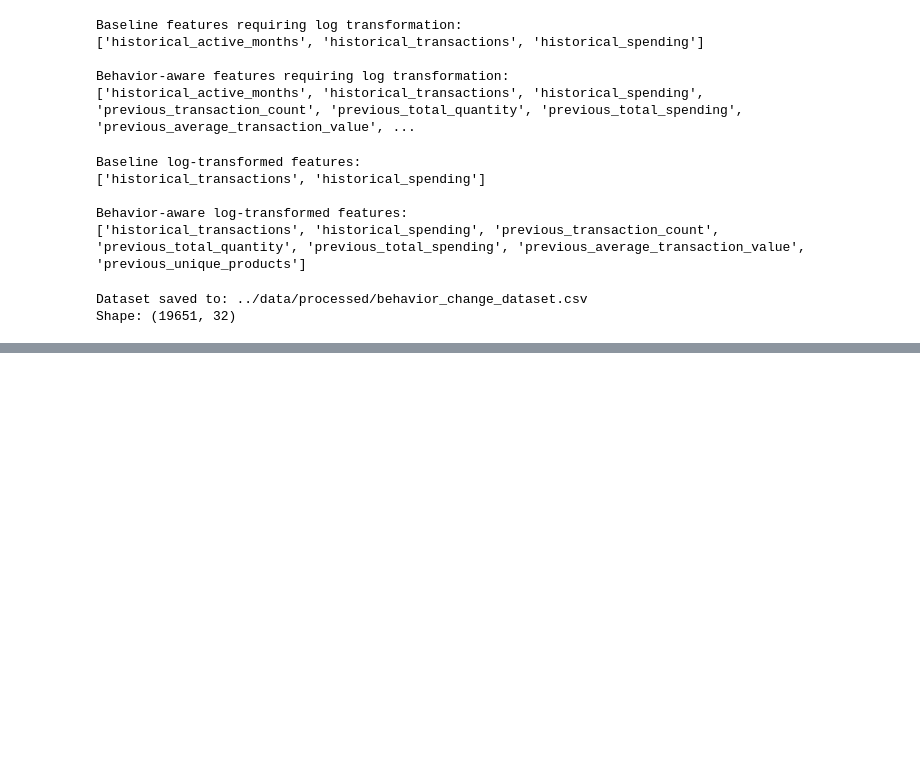
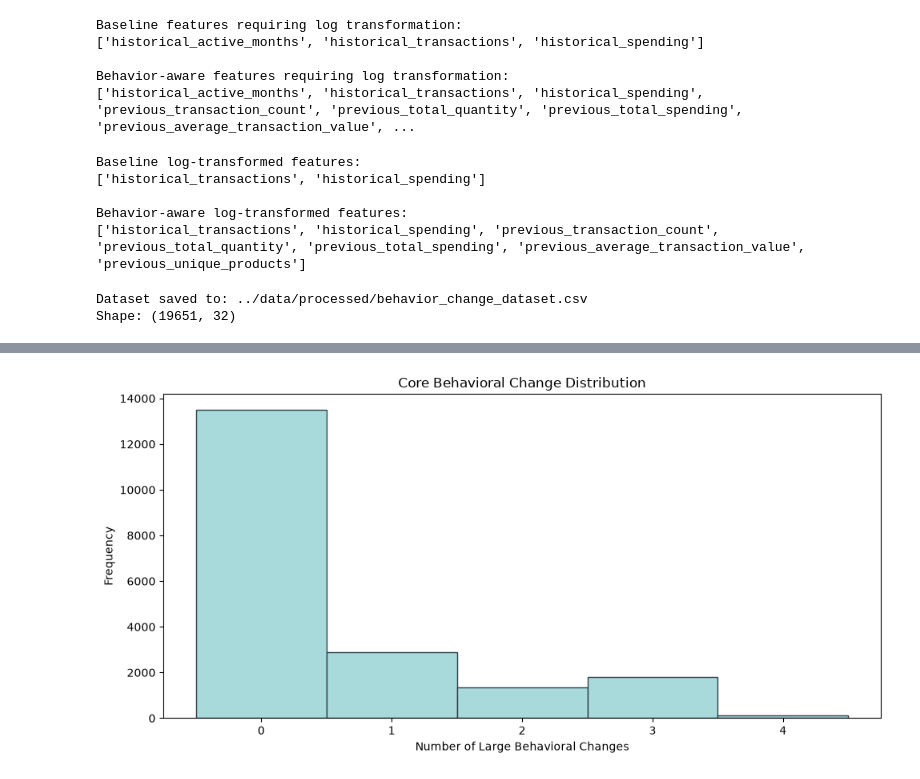
Before and after one commit to saraalwadia/customer-behavior-shift-detection, a Jupyter notebook: notebooks/03_temporal_analysis.ipynb, the cells around one changed output, grey strips where cells are left out. Saved outputs shown, nothing was run; the diff lists cells and outputs as text; code cells hidden in the pictures; blank space fills up the shorter version.

```diff
--- a/notebooks/03_temporal_analysis.ipynb
+++ b/notebooks/03_temporal_analysis.ipynb
@@ -1381,0 +1596,32 @@ Shape: (19651, 32)
+# %%
+# Distribution of core behavioral changes
+
+plt.figure(figsize=(10, 5))
+
+plt.hist(
+    feature_df["core_large_change_count"].dropna(),
+    bins=range(
+        int(feature_df["core_large_change_count"].min()),
+        int(feature_df["core_large_change_count"].max()) + 2
+    ),
+    color=COLORS["secondary"],
+    edgecolor=COLORS["dark"],
+    align="left"
+)
+
+plt.title("Core Behavioral Change Distribution")
+plt.xlabel("Number of Large Behavioral Changes")
+plt.ylabel("Frequency")
+
+plt.tight_layout()
+
+plt.savefig(
+    features_plots_dir / "04_core_behavioral_change_distribution.png",
+    dpi=300,
+    bbox_inches="tight"
+)
+
+plt.show()
+plt.close()
+# %% [output]
+[figure, added]
```
Also changed, not shown: parts of 23 cells of this notebook, 5 other files.
